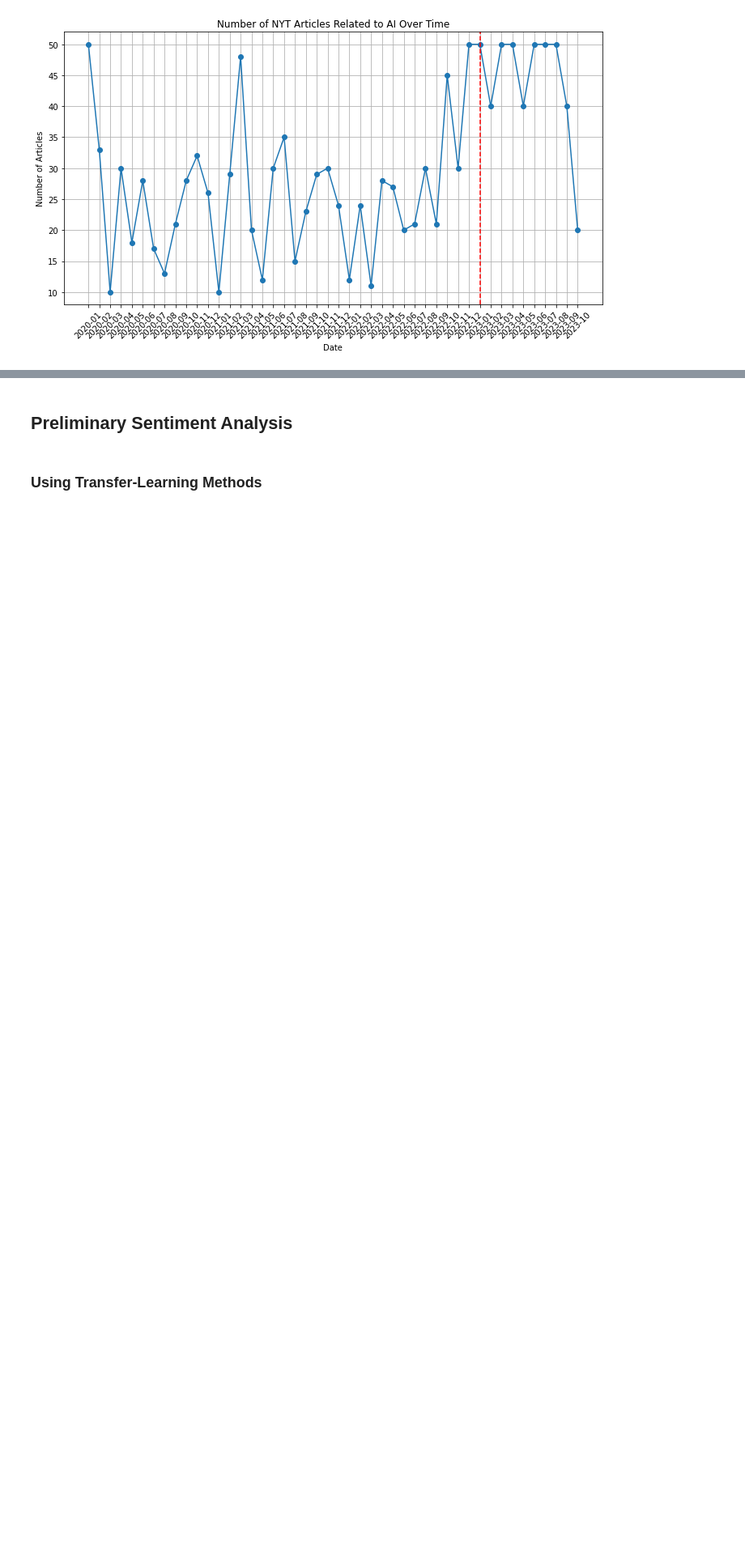
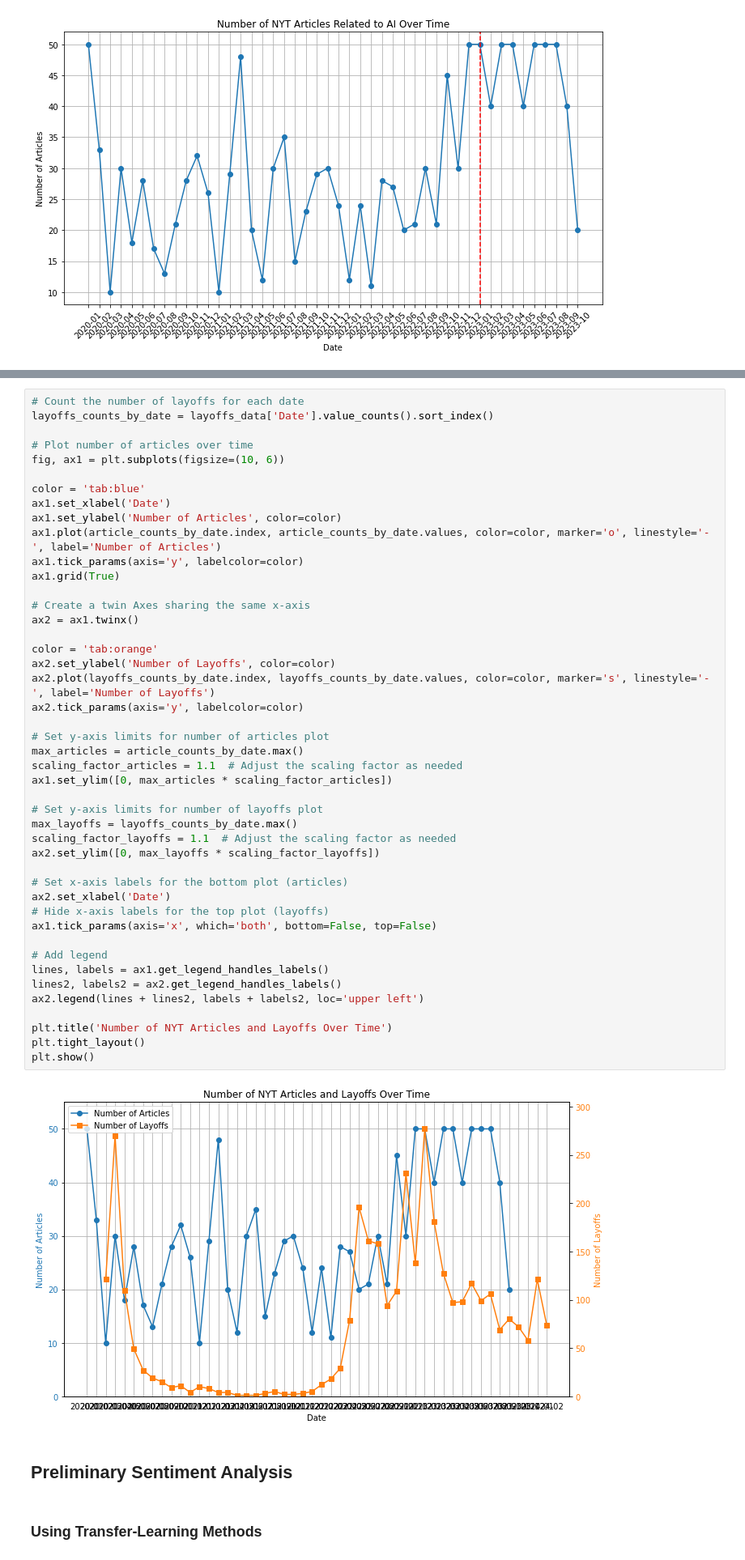
Before and after one commit to nadyatan21/ECON1620-Spring2024, a Jupyter notebook: ProjTwo/Draft_Two_Code_Nadya.ipynb, the cells around one changed output, grey strips where cells are left out. Shown at 81% size. Saved outputs shown, nothing was run; the diff lists cells and outputs as text; blank space fills up the shorter version.

```diff
--- a/ProjTwo/Draft_Two_Code_Nadya.ipynb
+++ b/ProjTwo/Draft_Two_Code_Nadya.ipynb
@@ -127,3 +163,50 @@ plt.show()
+# %%
+# Count the number of layoffs for each date
+layoffs_counts_by_date = layoffs_data['Date'].value_counts().sort_index()
+
+# Plot number of articles over time
+fig, ax1 = plt.subplots(figsize=(10, 6))
+
+color = 'tab:blue'
+ax1.set_xlabel('Date')
+ax1.set_ylabel('Number of Articles', color=color)
+ax1.plot(article_counts_by_date.index, article_counts_by_date.values, color=color, marker='o', linestyle='-', label='Number of Articles')
+ax1.tick_params(axis='y', labelcolor=color)
+ax1.grid(True)
+
+# Create a twin Axes sharing the same x-axis
+ax2 = ax1.twinx()
+
+color = 'tab:orange'
+ax2.set_ylabel('Number of Layoffs', color=color)
+ax2.plot(layoffs_counts_by_date.index, layoffs_counts_by_date.values, color=color, marker='s', linestyle='-', label='Number of Layoffs')
+ax2.tick_params(axis='y', labelcolor=color)
+
+# Set y-axis limits for number of articles plot
+max_articles = article_counts_by_date.max()
+scaling_factor_articles = 1.1  # Adjust the scaling factor as needed
+ax1.set_ylim([0, max_articles * scaling_factor_articles])
+
+# Set y-axis limits for number of layoffs plot
+max_layoffs = layoffs_counts_by_date.max()
+scaling_factor_layoffs = 1.1  # Adjust the scaling factor as needed
+ax2.set_ylim([0, max_layoffs * scaling_factor_layoffs])
+
+# Set x-axis labels for the bottom plot (articles)
+ax2.set_xlabel('Date')
+# Hide x-axis labels for the top plot (layoffs)
+ax1.tick_params(axis='x', which='both', bottom=False, top=False)
+
+# Add legend
+lines, labels = ax1.get_legend_handles_labels()
+lines2, labels2 = ax2.get_legend_handles_labels()
+ax2.legend(lines + lines2, labels + labels2, loc='upper left')
+
+plt.title('Number of NYT Articles and Layoffs Over Time')
+plt.tight_layout()
+plt.show()
+# %% [output]
+[figure, added]
 # %% [markdown]
 ## Preliminary Sentiment Analysis
 # %% [markdown]
```
Also changed, not shown: parts of 13 cells of this notebook, 1 other file.
